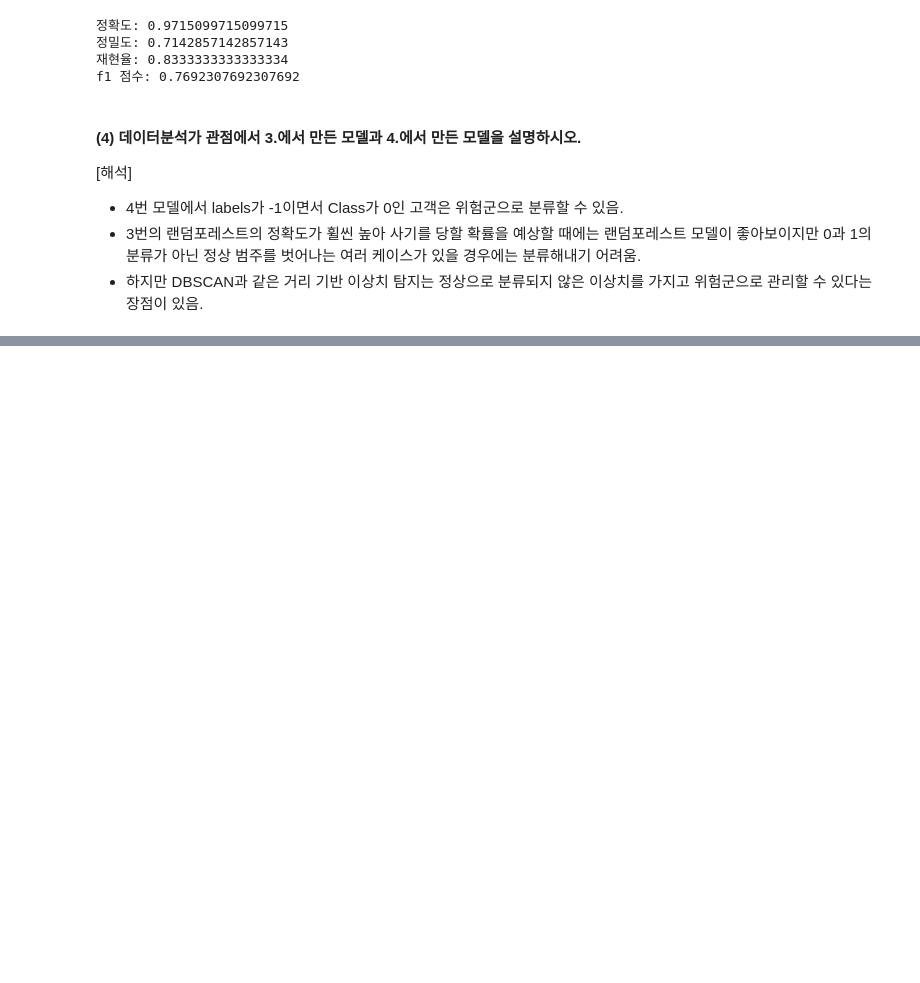
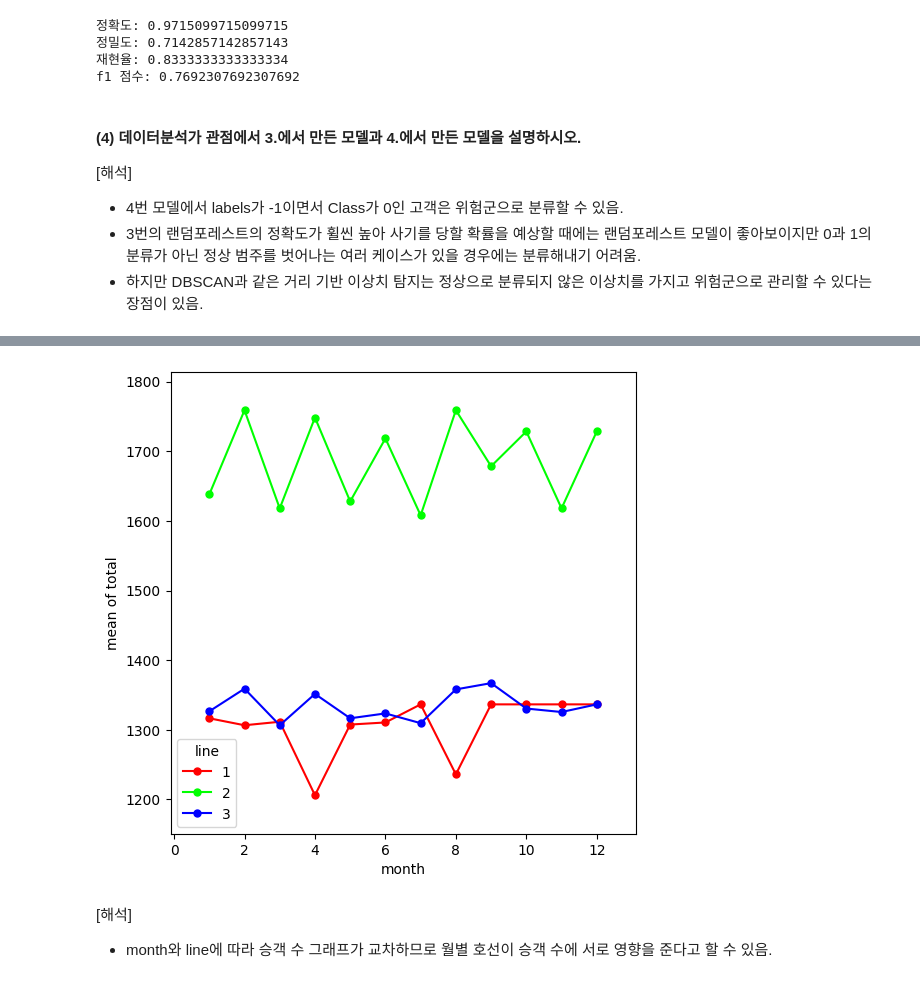
Before and after one commit to Park-Young-Bin/ADP_code, a Jupyter notebook: 제5회 기출동형 모의고사.ipynb, the cells around one changed output, grey strips where cells are left out. Cells and saved outputs as stored; diff of their text form; code cells hidden in the pictures; blank space fills up the shorter version.

```diff
--- a/제5회 기출동형 모의고사.ipynb
+++ b/제5회 기출동형 모의고사.ipynb
@@ -343,0 +439,3 @@ f1 점수: 0.7692307692307692
+# %%
+df = pd.read_csv('https://raw.githubusercontent.com/ADPclass/ADP_book_ver01/main/data/27_problem9.csv')
+df
@@ -343,0 +470,15 @@ f1 점수: 0.7692307692307692
+# %%
+from statsmodels.graphics.factorplots import interaction_plot
+import matplotlib.pyplot as plt
+
+# series로 변경
+total=df['total']
+line=df['line']
+month = df['month']
+fig, ax = plt.subplots(figsize=(6,6))
+fig = interaction_plot(month, line, total, ms=10, ax=ax)
+# %% [output]
+[figure, added]
+# %% [markdown]
+[해석]
+- month와 line에 따라 승객 수 그래프가 교차하므로 월별 호선이 승객 수에 서로 영향을 준다고 할 수 있음.
```
Also changed, not shown: parts of 15 cells of this notebook.
